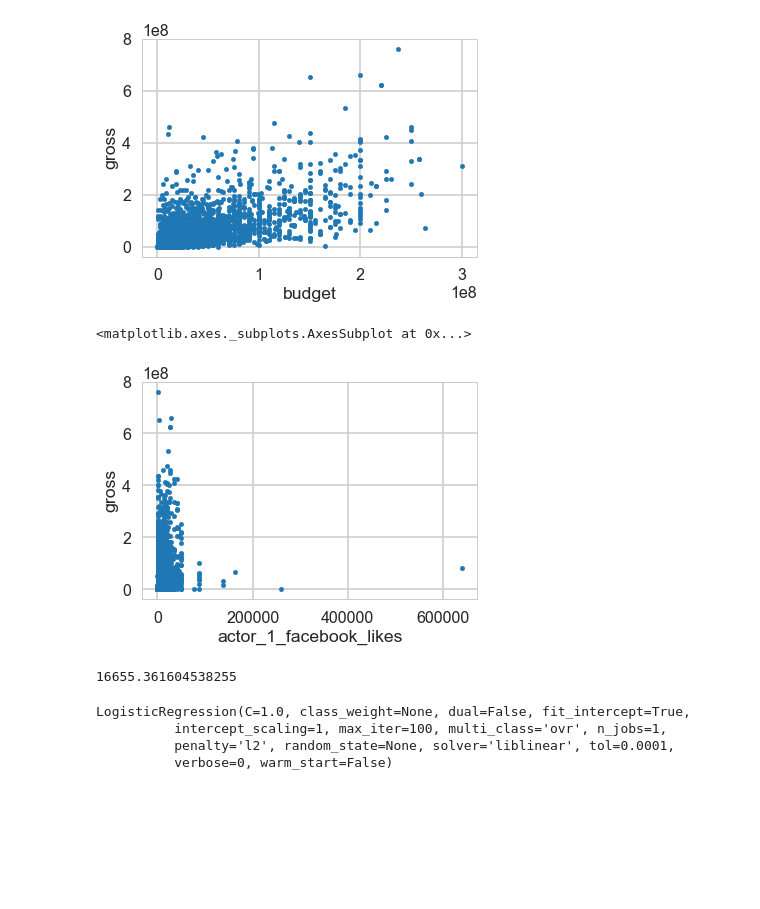
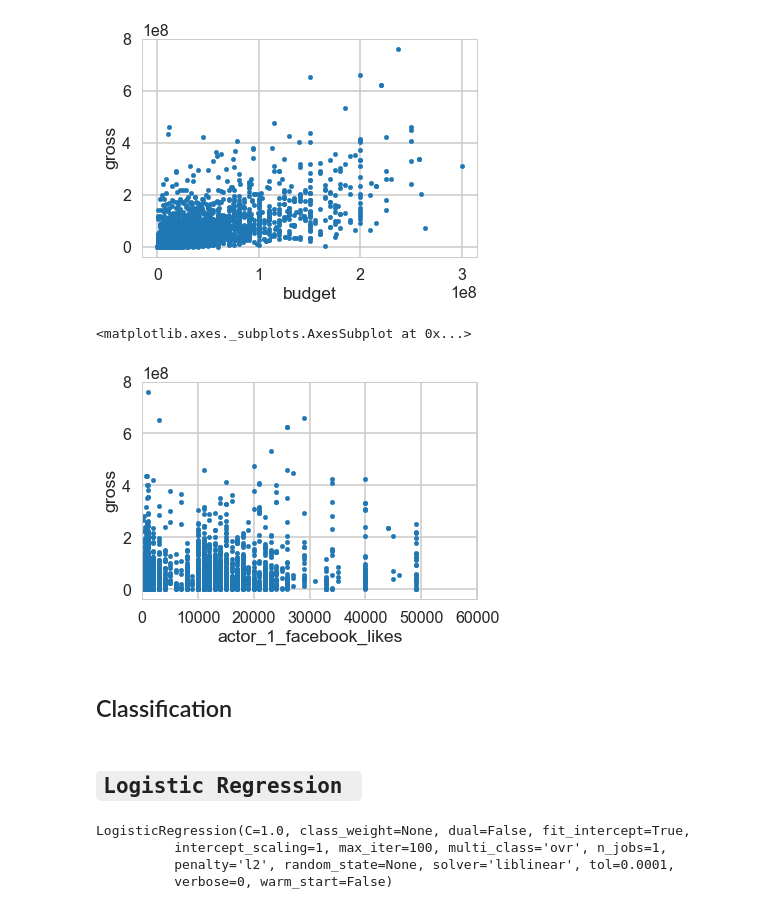
Before and after one commit to mrkulkarni1/movie_success_classifier, a Jupyter notebook: imdb_project/movie_classifier.ipynb, the cells around one changed output. Cells and saved outputs as stored; diff of their text form; code cells hidden in the pictures; blank space fills up the shorter version.

```diff
--- a/imdb_project/movie_classifier.ipynb
+++ b/imdb_project/movie_classifier.ipynb
@@ -655,11 +388,7 @@ titles2.plot.scatter(x='budget',y='gross')
 <matplotlib.axes._subplots.AxesSubplot at 0x...>
 [figure]
 # %%
-titles2.plot.scatter(x='actor_1_facebook_likes',y='gross')
+titles2.plot.scatter(x='actor_1_facebook_likes',y='gross', xlim=[0,60000])
 # %% [output]
 <matplotlib.axes._subplots.AxesSubplot at 0x...>
-[figure, old version]
+[figure, new version]
-# %%
-titles2.actor_1_facebook_likes.std()
-# %% [output]
-16655.361604538255
@@ -668,3 +395,7 @@ titles2.actor_1_facebook_likes.std()
+# %% [markdown]
+## Classification
+# %% [markdown]
+## `Logistic Regression `
 # %%
 from sklearn.model_selection import train_test_split
 from sklearn.linear_model import LogisticRegression
```
Also changed, not shown: parts of 109 cells of this notebook.
